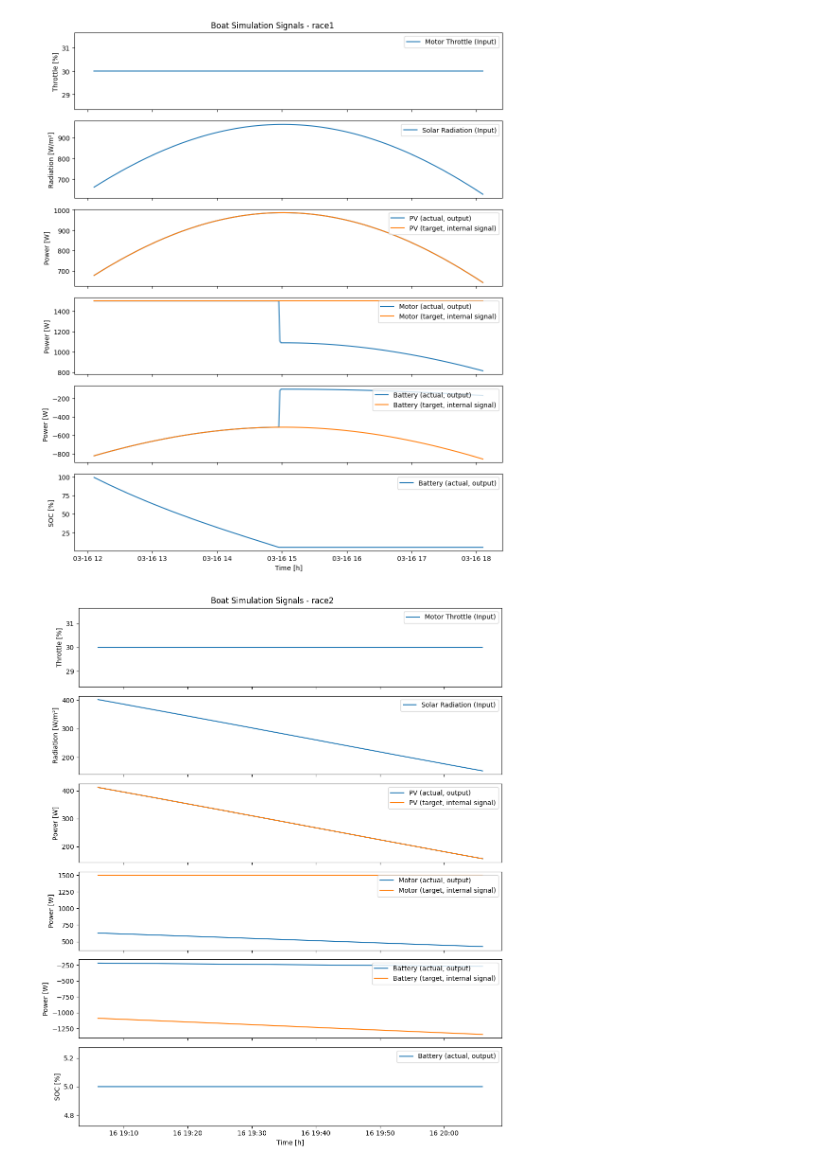
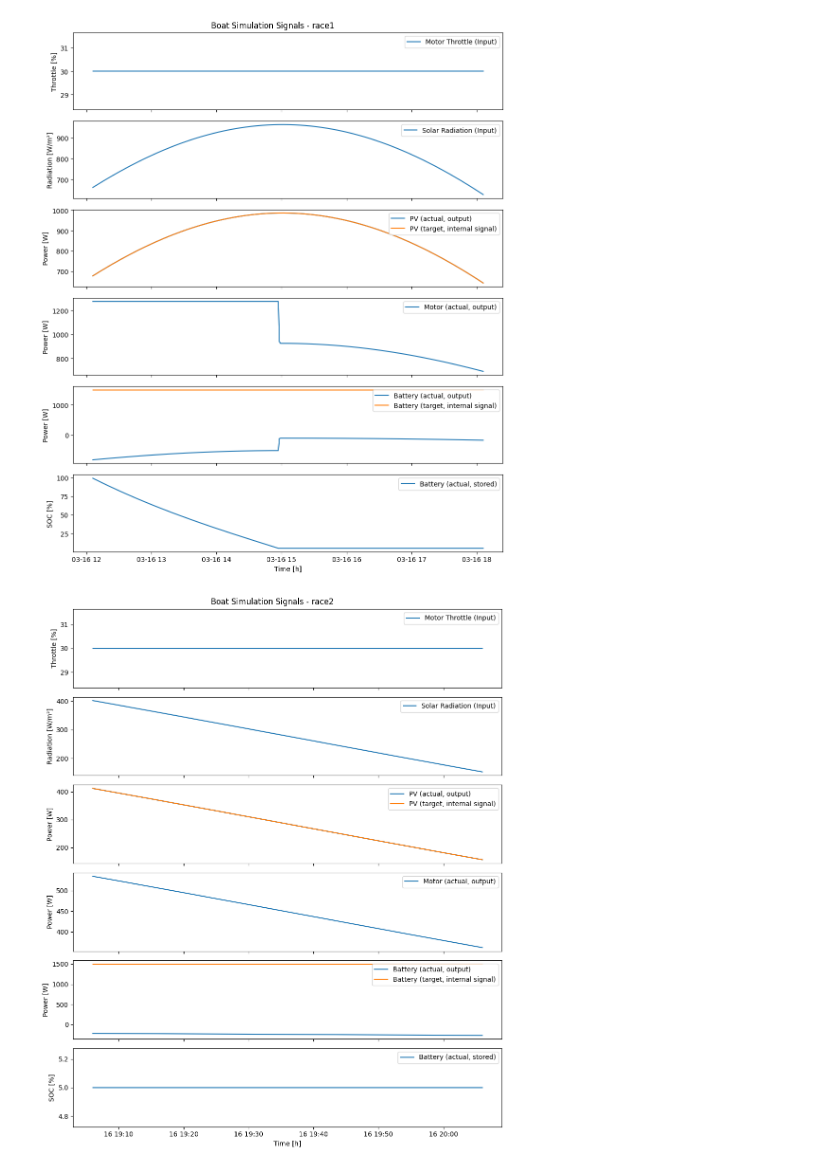
Before and after one commit to joaoantoniocardoso/solarboat_simulator, a Jupyter notebook: simulation.ipynb, the cells around one changed output. Saved outputs shown, nothing was run; the diff lists cells and outputs as text; code cells hidden in the pictures.

Commit message:
Add ESC, Propulsion, Hull

```diff
--- a/simulation.ipynb
+++ b/simulation.ipynb
@@ -96,8 +96,7 @@ competition = Competition(
 
 
 boat = Boat(
-    panel=Panel(efficiency=0.16, mppt_maximum_power=(4 * 300), area=(4 * 1.6 * 1.0)),
-    motor=Motor(maximum_power=5000),
+    panel=Panel(efficiency=0.16, maximum_output_power=(4 * 300), area=(4 * 1.6 * 1.0)),
     battery=Battery(
         efficiency=0.8,
         soc_0=1.0,
@@ -106,6 +105,16 @@ boat = Boat(
         maximum_power=10000,
     ),
     circuits=Other(power=0),
+    esc=ESC(
+        efficiency=0.85,
+        maximum_input_power=5000,
+    ),
+    motor=Motor(efficiency=0.85, maximum_input_power=5000),
+    propulsion=Propulsion(
+        efficiency=0.7,
+        maximum_input_power=10000,
+    ),
+    hull=Hull(speed_over_power_constant=0.005),
 )
 
 # Create the energy controller
@@ -170,39 +179,39 @@ for result in competition_result.results:
         result.output_data.motor_output_power,
         label="Motor (actual, output)",
     )
-    axs[3].plot(
-        result.input_data.time,
-        result.output_data.motor_target_power,
-        label="Motor (target, internal signal)",
-    )
+    # axs[3].plot(
+    #     result.input_data.time,
+    #     result.output_data.motor_target_power,
+    #     label="Motor (target, internal signal)",
+    # )
     axs[3].legend(loc="upper right")
     axs[3].set_ylabel("Power [W]")
 
     axs[4].plot(
         result.input_data.time,
         result.output_data.battery_output_power,
         label="Battery (actual, output)",
     )
     axs[4].plot(
         result.input_data.time,
         result.output_data.battery_target_power,
         label="Battery (target, internal signal)",
     )
     axs[4].legend(loc="upper right")
     axs[4].set_ylabel("Power [W]")
 
     axs[5].plot(
         result.input_data.time,
-        result.output_data.battery_output_energy * 100,
-        label="Battery (actual, output)",
+        result.output_data.battery_soc * 100,
+        label="Battery (actual, stored)",
     )
     axs[5].legend(loc="upper right")
     axs[5].set_ylabel("SOC [%]")
 
     plt.xlabel("Time [h]")
     plt.suptitle(f"Boat Simulation Signals - {result.name}")
     plt.tight_layout()
     plt.show()
 # %% [output]
-[figure, old version]
+[figure, new version]
-[figure, old version]
+[figure, new version]
```
Also changed, not shown: parts of 1 cell of this notebook, 4 other files.
